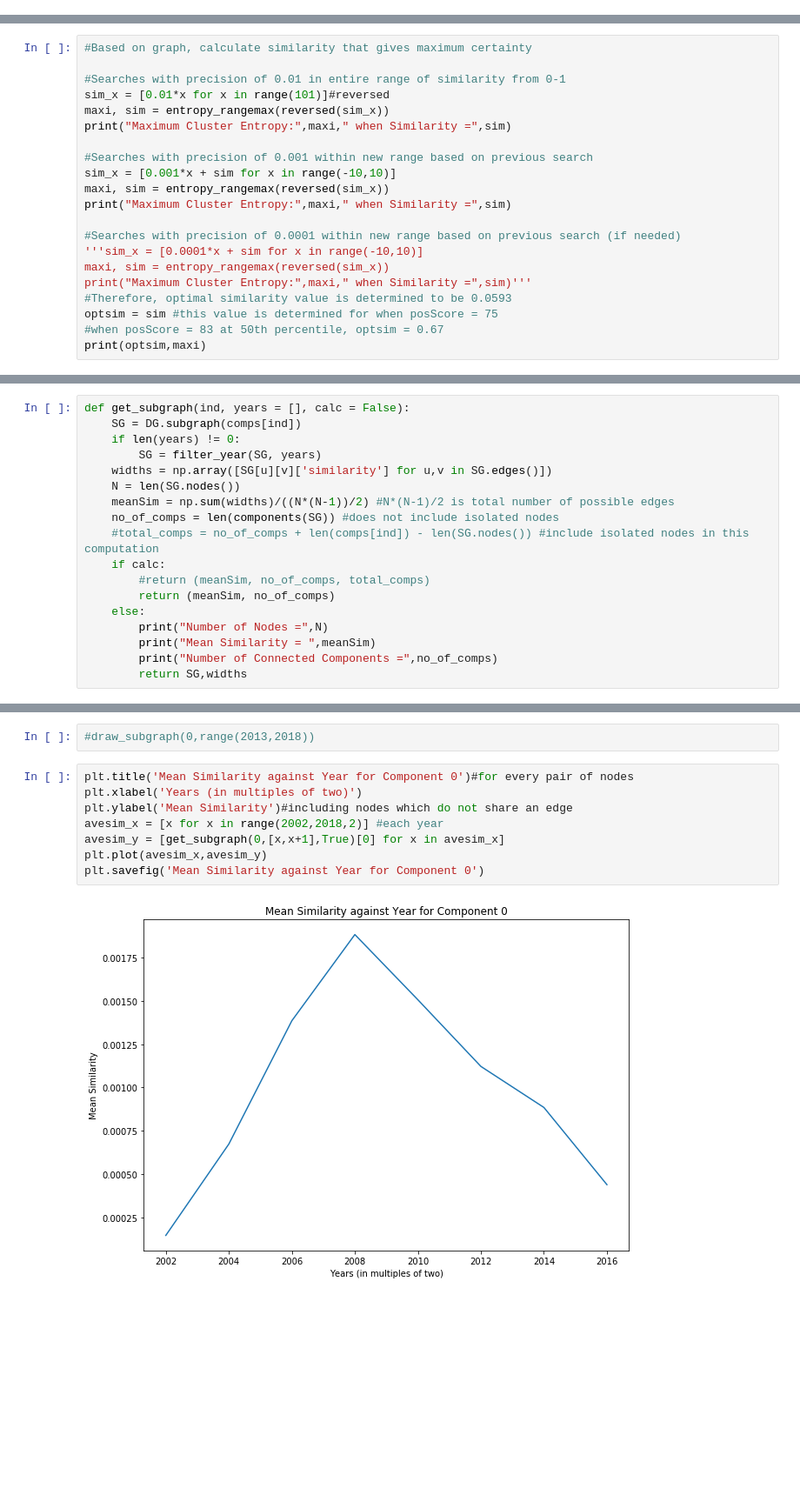
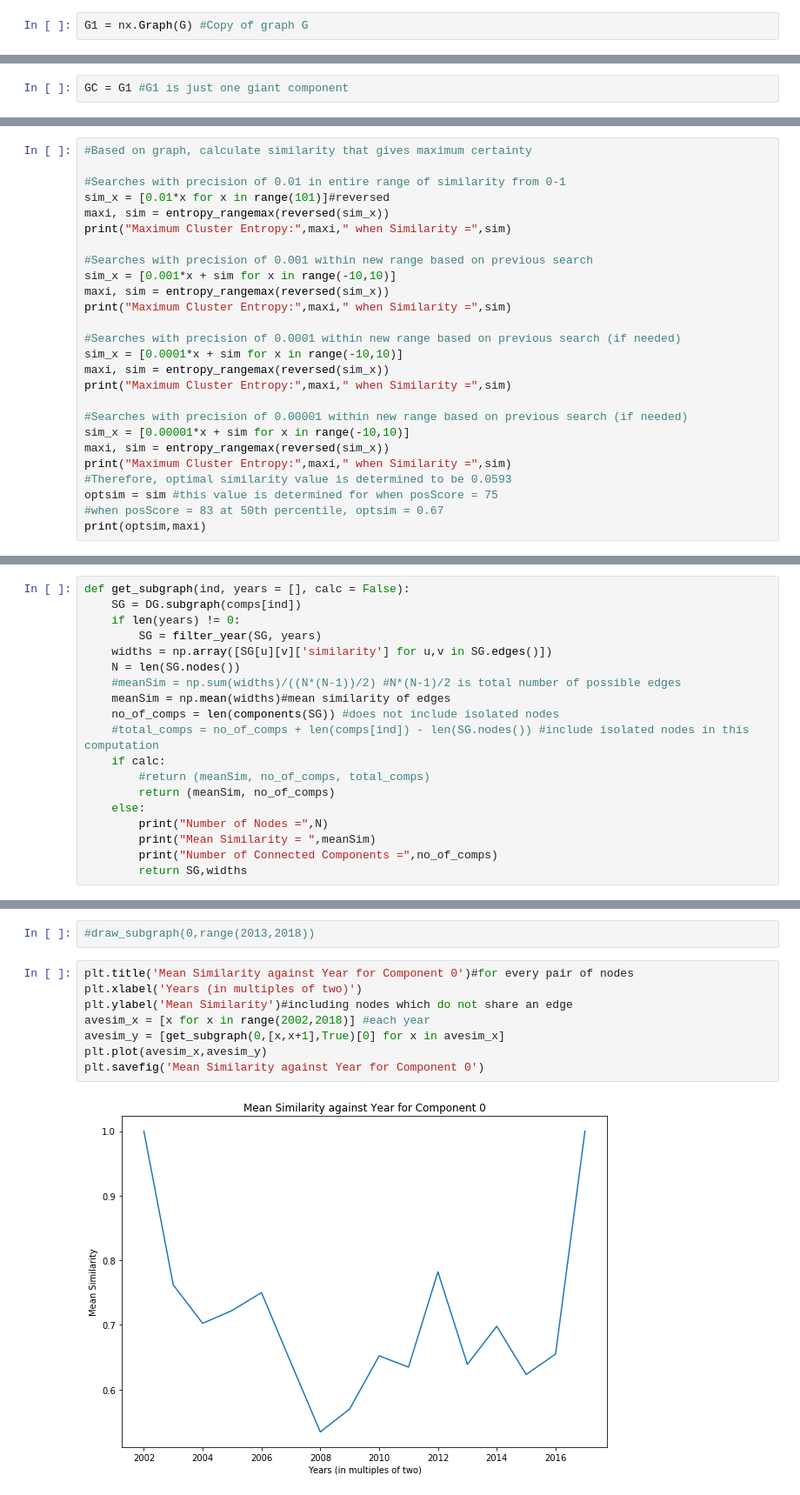
Before and after one commit to jzh001/Social-Network-Structure-in-Common-Interest-Communities, a Jupyter notebook: notebook.ipynb, the cells around one changed output, grey strips where cells are left out. Shown at 87% size. Cells and saved outputs as stored; diff of their text form; blank space fills up the shorter version.

```diff
--- a/notebook.ipynb
+++ b/notebook.ipynb
@@ -232,0 +250,2 @@ GC = G.subgraph(list(nx.connected_components(G))[0])#giant component of network
+# %%
+G1 = nx.Graph(G) #Copy of graph G
@@ -233,3 +267,5 @@ GC = G.subgraph(list(nx.connected_components(G))[0])#giant component of network
+# %%
+GC = G1 #G1 is just one giant component
 # %%
 len(GC.nodes())
 # %% [output]
@@ -424,9 +459,14 @@ maxi, sim = entropy_rangemax(reversed(sim_x))
 print("Maximum Cluster Entropy:",maxi," when Similarity =",sim)
 
 #Searches with precision of 0.0001 within new range based on previous search (if needed)
-'''sim_x = [0.0001*x + sim for x in range(-10,10)]
+sim_x = [0.0001*x + sim for x in range(-10,10)]
 maxi, sim = entropy_rangemax(reversed(sim_x))
-print("Maximum Cluster Entropy:",maxi," when Similarity =",sim)'''
+print("Maximum Cluster Entropy:",maxi," when Similarity =",sim)
+
+#Searches with precision of 0.00001 within new range based on previous search (if needed)
+sim_x = [0.00001*x + sim for x in range(-10,10)]
+maxi, sim = entropy_rangemax(reversed(sim_x))
+print("Maximum Cluster Entropy:",maxi," when Similarity =",sim)
 #Therefore, optimal similarity value is determined to be 0.0593
 optsim = sim #this value is determined for when posScore = 75
 #when posScore = 83 at 50th percentile, optsim = 0.67
@@ -522,7 +569,8 @@ def get_subgraph(ind, years = [], calc = False):
         SG = filter_year(SG, years)
     widths = np.array([SG[u][v]['similarity'] for u,v in SG.edges()])
     N = len(SG.nodes())
-    meanSim = np.sum(widths)/((N*(N-1))/2) #N*(N-1)/2 is total number of possible edges
+    #meanSim = np.sum(widths)/((N*(N-1))/2) #N*(N-1)/2 is total number of possible edges
+    meanSim = np.mean(widths)#mean similarity of edges
     no_of_comps = len(components(SG)) #does not include isolated nodes
     #total_comps = no_of_comps + len(comps[ind]) - len(SG.nodes()) #include isolated nodes in this computation
     if calc:
@@ -557,13 +605,13 @@ Number of Connected Components = 1
 # %%
 plt.title('Mean Similarity against Year for Component 0')#for every pair of nodes
 plt.xlabel('Years (in multiples of two)')
 plt.ylabel('Mean Similarity')#including nodes which do not share an edge
-avesim_x = [x for x in range(2002,2018,2)] #each year
+avesim_x = [x for x in range(2002,2018)] #each year
 avesim_y = [get_subgraph(0,[x,x+1],True)[0] for x in avesim_x]
 plt.plot(avesim_x,avesim_y)
 plt.savefig('Mean Similarity against Year for Component 0')
 # %% [output]
-[figure, old version]
+[figure, new version]
 # %%
 plt.title('Total Number of Components against Year for Component 0')
 plt.xlabel('Years (in multiples of two)')
```
Also changed, not shown: parts of 44 cells of this notebook.
